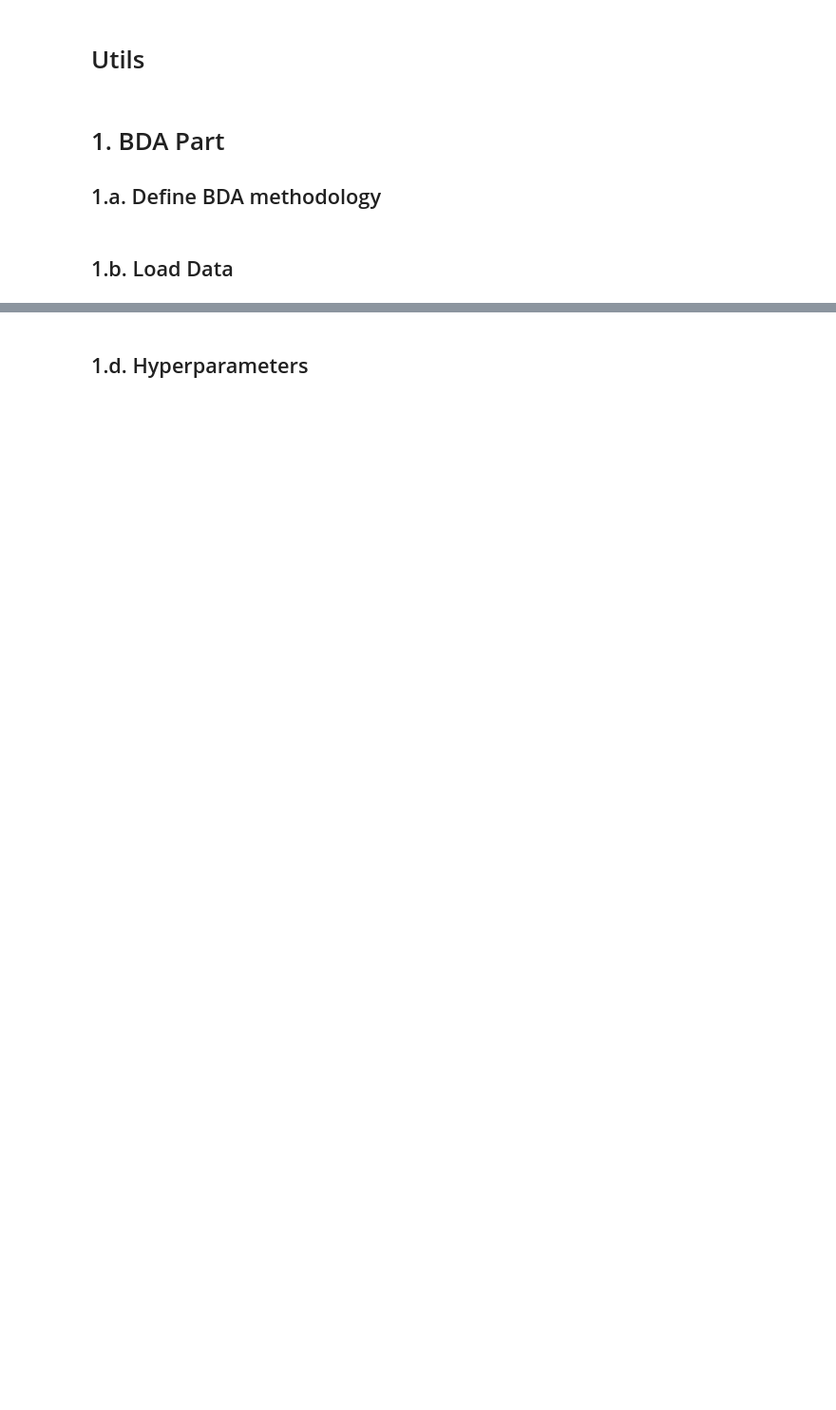
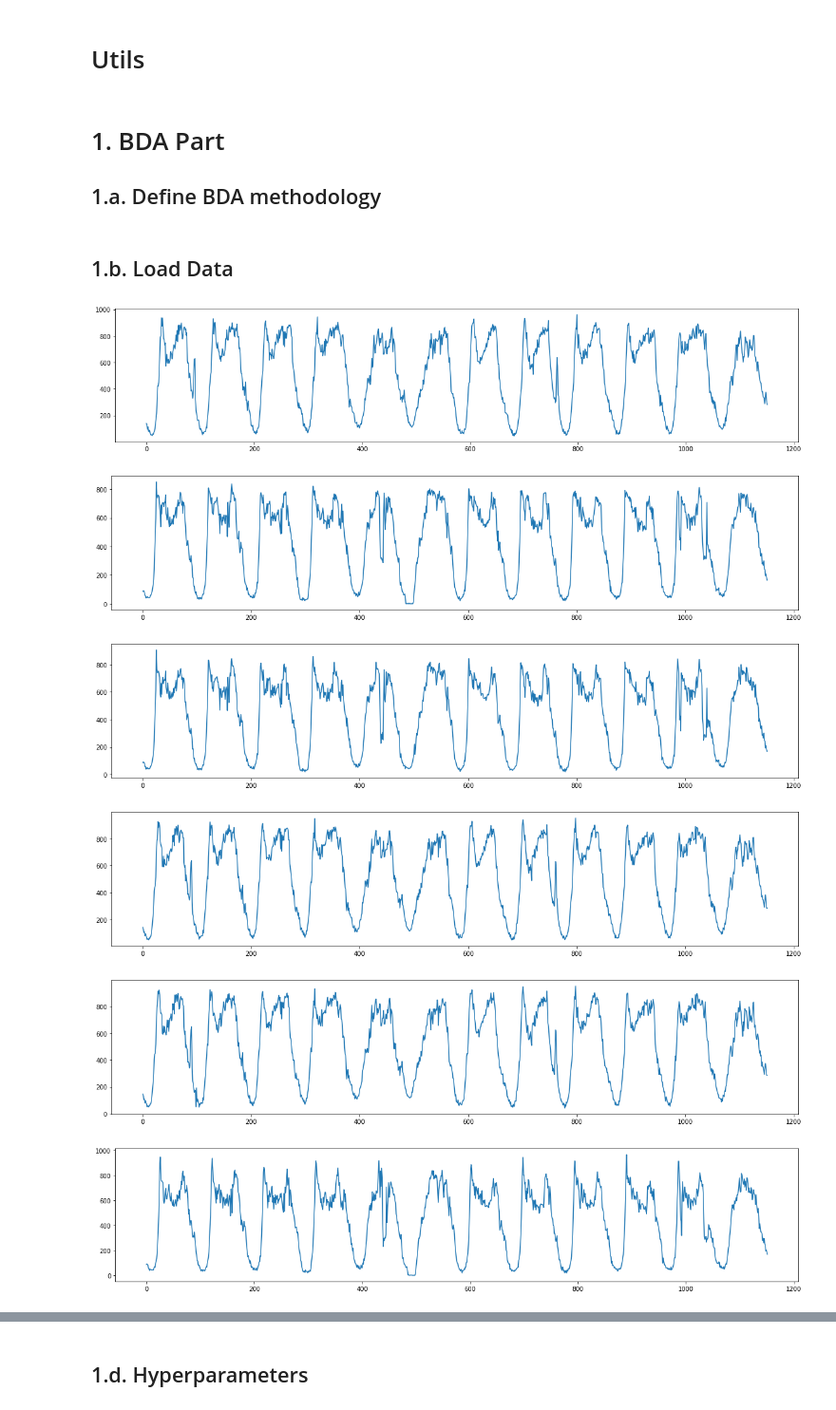
Before and after one commit to khzhang2/BDA_traffic, a Jupyter notebook: BDA.ipynb, the cells around one changed output, grey strips where cells are left out. Shown at 95% size. Drawn from its saved outputs; the diff is of its cells as text; code cells hidden in the pictures; blank space fills up the shorter version.

```diff
--- a/BDA.ipynb
+++ b/BDA.ipynb
@@ -237,0 +243,11 @@ Xt = normalize(tar_domain.flatten())
+# %%
+for i in range(10):
+    plt.figure(figsize=[20,4])
+    plt.plot(Xt[:, i])
+# %% [output]
+[figure, added]
+[figure, added]
+[figure, added]
+[figure, added]
+[figure, added]
+[figure, added]
```
Also changed, not shown: parts of 23 cells of this notebook, 4 other files.
